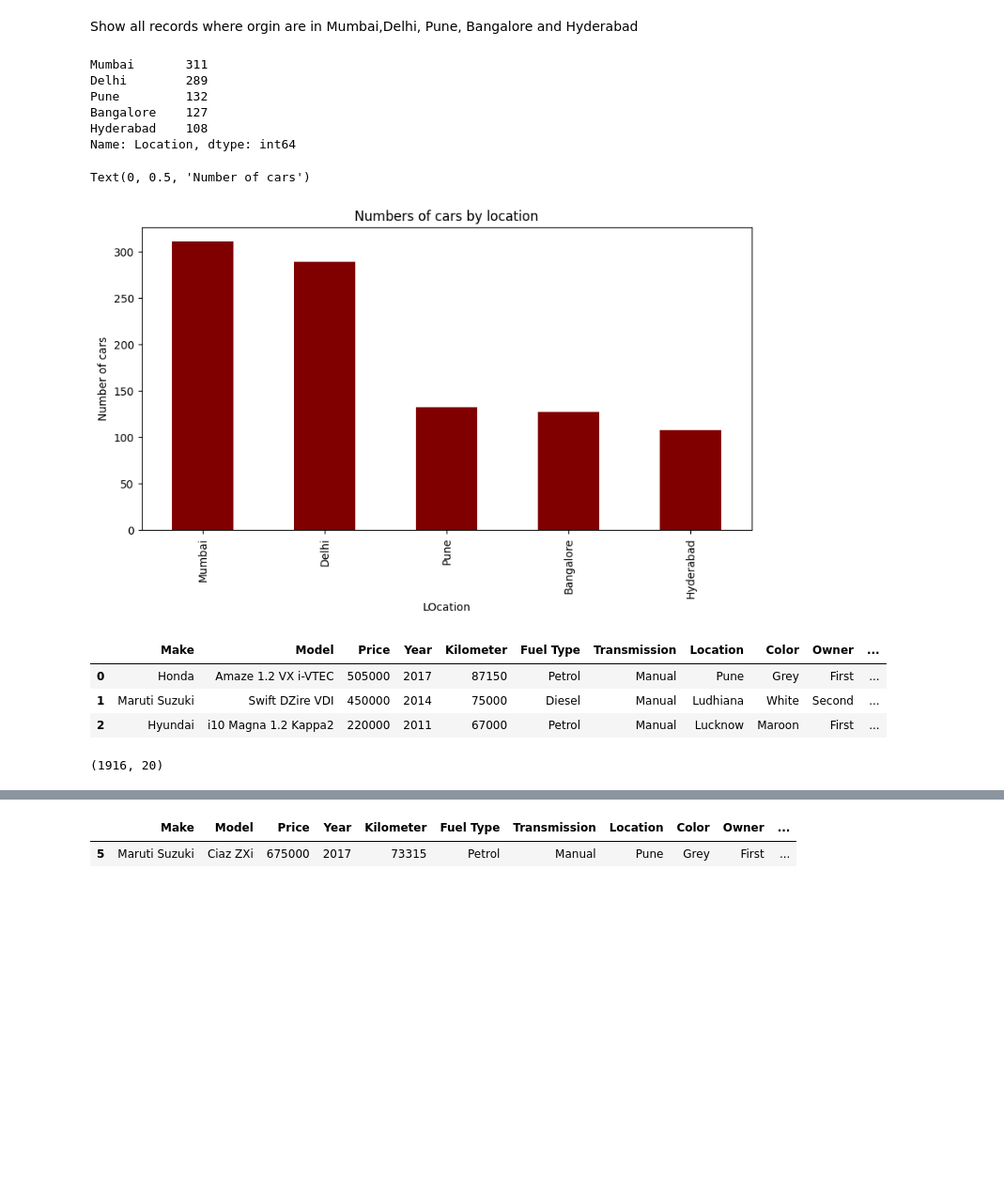
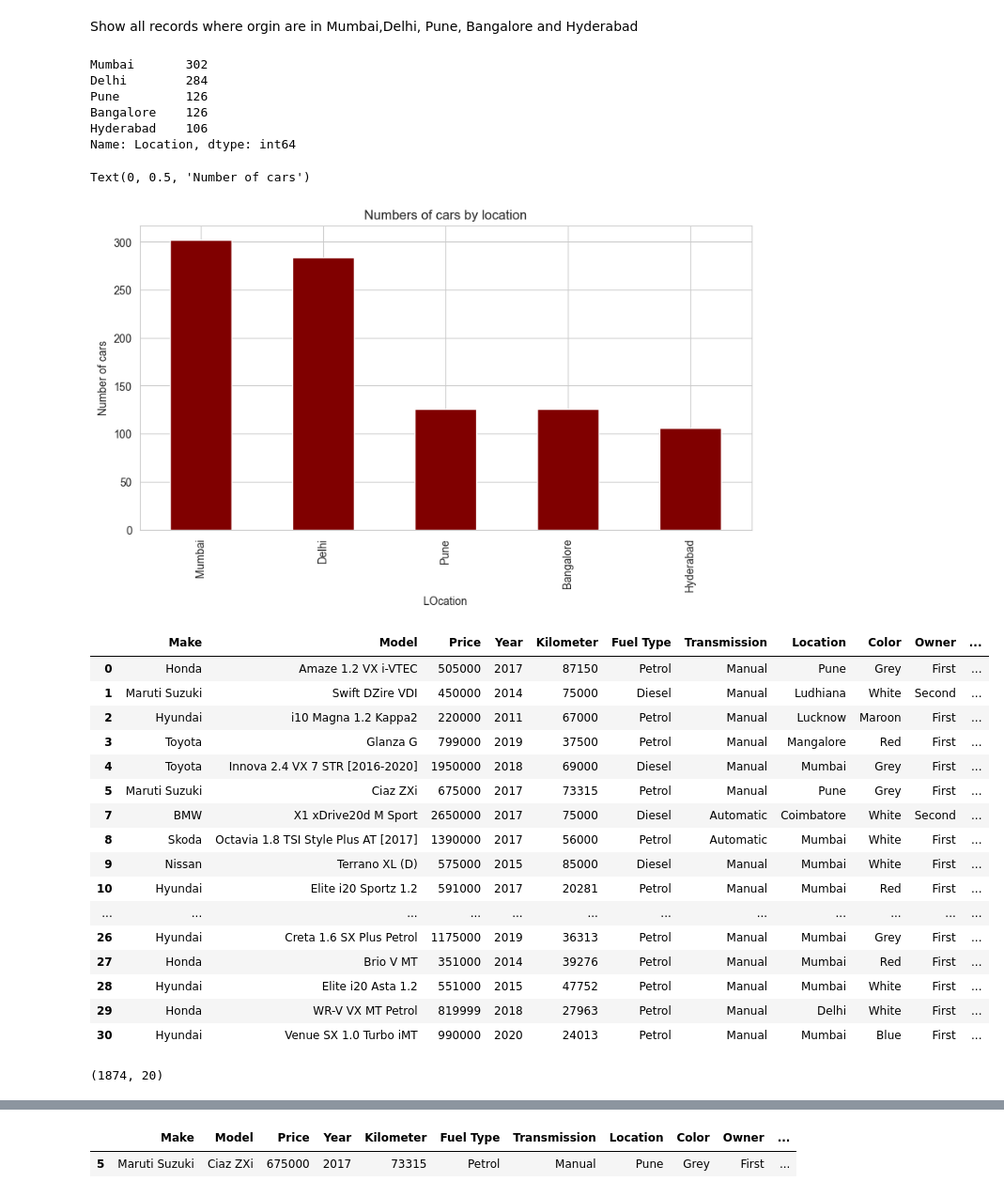
Before and after one commit to BEEbyD/Python-car-data-details-analysis, a Jupyter notebook: car details v3.ipynb, the cells around one changed output, grey strips where cells are left out. Shown: that part at 94% size. Cells and saved outputs as stored; diff of their text form; code cells hidden in the pictures; blank space fills up the shorter version.

```diff
--- a/car details v3.ipynb
+++ b/car details v3.ipynb
@@ -75,6 +75,17 @@ memory usage: 321.8+ KB
 # %% [markdown]
 DATA CLEANING
 Finding null values in the dataset
+# %%
+ # splitting a series in two and get the nemericall part
+car_data['Engine'] = car_data['Engine'].str.split().str.get(0)
+
+car_data['Max Power'] = car_data['Max Power'].str.split().str.get(0)
+#replacing characters in a series
+car_data['Max Power'] = car_data['Max Power'].str.replace("@"," ")
+ #getting the first index as Hp
+car_data['Max Power'] = car_data['Max Power'].str.split().str.get(0)
+#converting object to type float
+car_data ['Max Power'] = car_data ['Max Power'].astype(float).round()
 # %%
 car_data.isnull()
 # %% [output]
@@ -130,6 +141,8 @@ car_data['Fuel Tank Capacity'].fillna(car_data['Fuel Tank Capacity'].mode(),inpl
 car_data.dropna(subset=["Drivetrain"], axis=0, inplace=True)
 # %%
 car_data.dropna(subset=["Engine"], axis=0, inplace=True)
+# %%
+car_data.dropna(subset=["Fuel Tank Capacity"], axis=0, inplace=True)
 # %%
 car_data.isnull().sum()
 # %% [output]
@@ -215,11 +228,11 @@ num_byloc = num_byloc['Location'].value_counts()
 
 print(num_byloc)
 # %% [output]
-Mumbai       311
-Delhi        289
-Pune         132
-Bangalore    127
-Hyderabad    108
+Mumbai       302
+Delhi        284
+Pune         126
+Bangalore    126
+Hyderabad    106
 Name: Location, dtype: int64
 # %%
 plt.figure(figsize= (10,5))
@@ -230,18 +243,31 @@ plt.xlabel('LOcation')
 plt.ylabel('Number of cars')
 # %% [output]
 Text(0, 0.5, 'Number of cars')
-[figure, old version]
+[figure, new version]
 # %%
-car_data.head(3)
+car_data.head(30)
 # %% [output]
 |  | Make | Model | Price | Year | Kilometer | Fuel Type | Transmission | Location | Color | Owner | ... |
 | 0 | Honda | Amaze 1.2 VX i-VTEC | 505000 | 2017 | 87150 | Petrol | Manual | Pune | Grey | First | ... |
 | 1 | Maruti Suzuki | Swift DZire VDI | 450000 | 2014 | 75000 | Diesel | Manual | Ludhiana | White | Second | ... |
 | 2 | Hyundai | i10 Magna 1.2 Kappa2 | 220000 | 2011 | 67000 | Petrol | Manual | Lucknow | Maroon | First | ... |
+| 3 | Toyota | Glanza G | 799000 | 2019 | 37500 | Petrol | Manual | Mangalore | Red | First | ... |
+| 4 | Toyota | Innova 2.4 VX 7 STR [2016-2020] | 1950000 | 2018 | 69000 | Diesel | Manual | Mumbai | Grey | First | ... |
+| 5 | Maruti Suzuki | Ciaz ZXi | 675000 | 2017 | 73315 | Petrol | Manual | Pune | Grey | First | ... |
+| 7 | BMW | X1 xDrive20d M Sport | 2650000 | 2017 | 75000 | Diesel | Automatic | Coimbatore | White | Second | ... |
+| 8 | Skoda | Octavia 1.8 TSI Style Plus AT [2017] | 1390000 | 2017 | 56000 | Petrol | Automatic | Mumbai | White | First | ... |
+| 9 | Nissan | Terrano XL (D) | 575000 | 2015 | 85000 | Diesel | Manual | Mumbai | White | First | ... |
+| 10 | Hyundai | Elite i20 Sportz 1.2 | 591000 | 2017 | 20281 | Petrol | Manual | Mumbai | Red | First | ... |
+| ... | ... | ... | ... | ... | ... | ... | ... | ... | ... | ... | ... |
+| 26 | Hyundai | Creta 1.6 SX Plus Petrol | 1175000 | 2019 | 36313 | Petrol | Manual | Mumbai | Grey | First | ... |
+| 27 | Honda | Brio V MT | 351000 | 2014 | 39276 | Petrol | Manual | Mumbai | Red | First | ... |
+| 28 | Hyundai | Elite i20 Asta 1.2 | 551000 | 2015 | 47752 | Petrol | Manual | Mumbai | White | First | ... |
+| 29 | Honda | WR-V VX MT Petrol | 819999 | 2018 | 27963 | Petrol | Manual | Delhi | White | First | ... |
+| 30 | Hyundai | Venue SX 1.0 Turbo iMT | 990000 | 2020 | 24013 | Petrol | Manual | Mumbai | Blue | First | ... |
 # %%
 car_data.shape
 # %% [output]
-(1916, 20)
+(1874, 20)
 # %%
 #Remove all records where height is above 1500
 car_data[car_data['Height'] > 1500.0 ]
```
Also changed, not shown: parts of 17 cells of this notebook.
